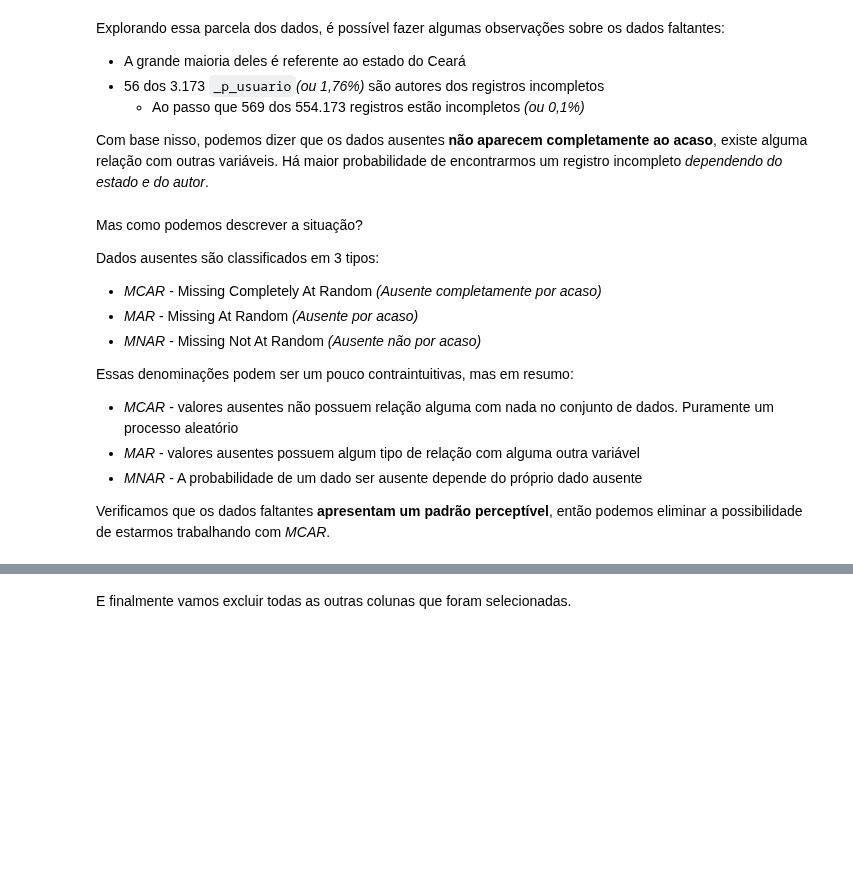
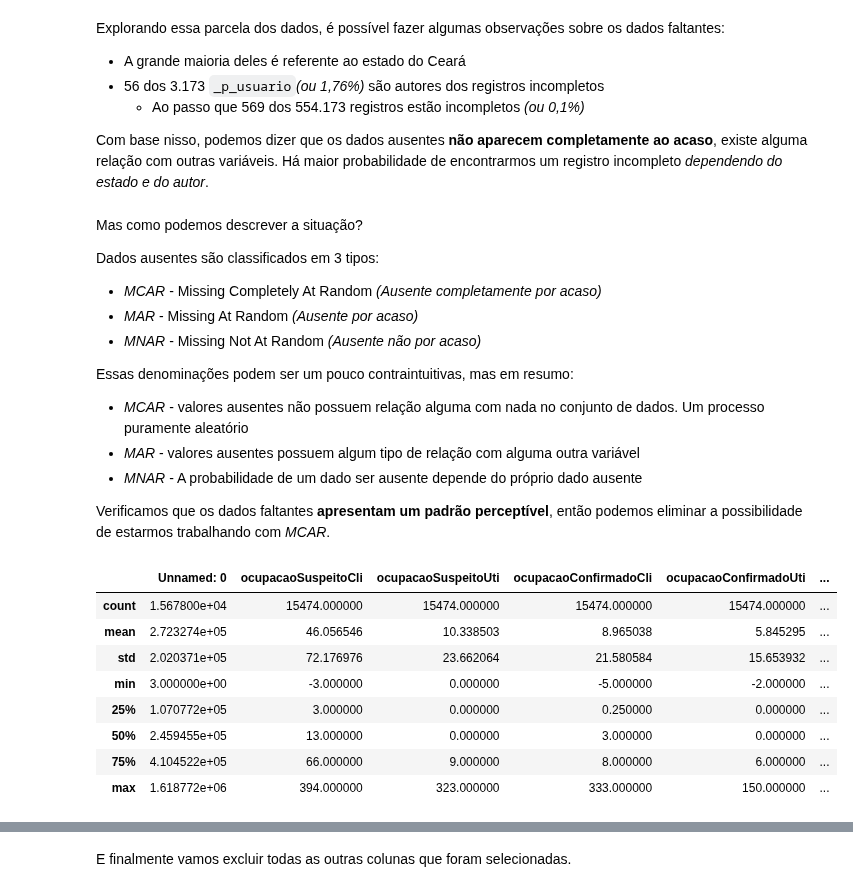
Before and after one commit to lucascorumba/study-projects, a Jupyter notebook: covid-hospital/analysis.ipynb, the cells around one changed output, grey strips where cells are left out. Saved outputs shown, nothing was run; the diff lists cells and outputs as text; code cells hidden in the pictures; blank space fills up the shorter version.

```diff
--- a/covid-hospital/analysis.ipynb
+++ b/covid-hospital/analysis.ipynb
@@ -477,8 +652,20 @@ Dados ausentes são classificados em 3 tipos:
 * *MNAR* - Missing Not At Random *(Ausente não por acaso)*
 
 Essas denominações podem ser um pouco contraintuitivas, mas em resumo:
-* *MCAR* - valores ausentes não possuem relação alguma com nada no conjunto de dados. Puramente um processo aleatório
+* *MCAR* - valores ausentes não possuem relação alguma com nada no conjunto de dados. Um processo puramente aleatório
 * *MAR* - valores ausentes possuem algum tipo de relação com alguma outra variável
 * *MNAR* - A probabilidade de um dado ser ausente depende do próprio dado ausente
 
 Verificamos que os dados faltantes **apresentam um padrão perceptível**, então podemos eliminar a possibilidade de estarmos trabalhando com *MCAR*.
+# %%
+df.loc[df['estado'] == 'Ceará'].describe()
+# %% [output]
+|  | Unnamed: 0 | ocupacaoSuspeitoCli | ocupacaoSuspeitoUti | ocupacaoConfirmadoCli | ocupacaoConfirmadoUti | ... |
+| count | 1.567800e+04 | 15474.000000 | 15474.000000 | 15474.000000 | 15474.000000 | ... |
+| mean | 2.723274e+05 | 46.056546 | 10.338503 | 8.965038 | 5.845295 | ... |
+| std | 2.020371e+05 | 72.176976 | 23.662064 | 21.580584 | 15.653932 | ... |
+| min | 3.000000e+00 | -3.000000 | 0.000000 | -5.000000 | -2.000000 | ... |
+| 25% | 1.070772e+05 | 3.000000 | 0.000000 | 0.250000 | 0.000000 | ... |
+| 50% | 2.459455e+05 | 13.000000 | 0.000000 | 3.000000 | 0.000000 | ... |
+| 75% | 4.104522e+05 | 66.000000 | 9.000000 | 8.000000 | 6.000000 | ... |
+| max | 1.618772e+06 | 394.000000 | 323.000000 | 333.000000 | 150.000000 | ... |
```
Also changed, not shown: parts of 27 cells of this notebook.
